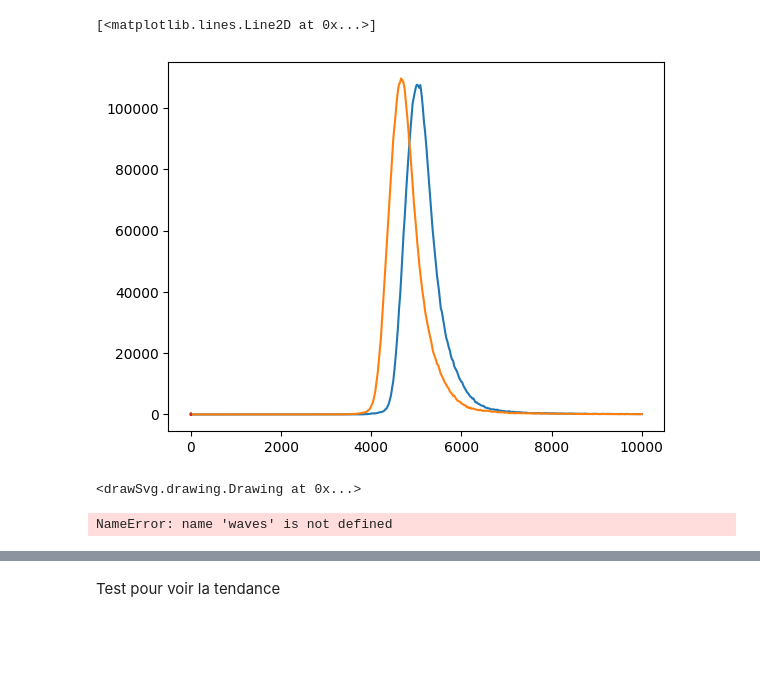
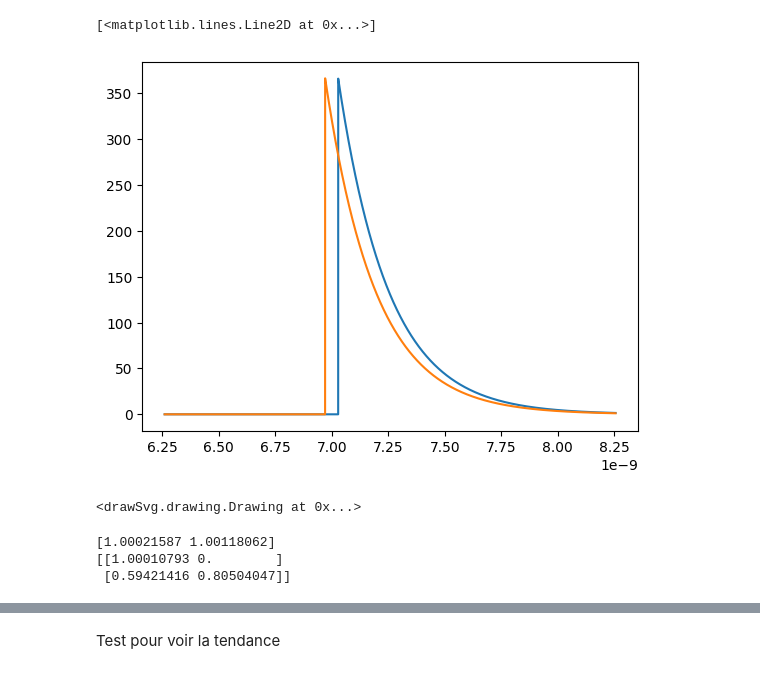
Before and after one commit to polyquantique/Perceval, a Jupyter notebook: perceval/polyquantique/SandboxSimon/Results/CompareCnotNew.ipynb, the cells around one changed output, grey strips where cells are left out. Drawn from its saved outputs; the diff is of its cells as text; code cells hidden in the pictures; blank space fills up the shorter version.

```diff
--- a/perceval/polyquantique/SandboxSimon/Results/CompareCnotNew.ipynb
+++ b/perceval/polyquantique/SandboxSimon/Results/CompareCnotNew.ipynb
@@ -10,13 +10,13 @@ from scipy import signal
 from tabulate import tabulate
 from Convolution import createWaves
 # %%
-time, waves,delay, table = createWaves('./acquired_data/xp_05/data.json')
+time, waves, delay, table, vHom, fullWaves = createWaves('./acquired_data/xp_05/data.json')
 
 plt.plot(time,np.sqrt(waves[0]))
 plt.plot(time,np.sqrt(waves[1]))
 # %% [output]
 [<matplotlib.lines.Line2D at 0x...>]
-[figure, old version]
+[figure, new version]
 # %%
 n = 3 #Nombre de modes spatiaux
 m = 3 #Nombre de modes internes
@@ -163,8 +163,11 @@ new_base,coeffsMGS = modified_Schmidt(waves,extime) """
 new_base,coeffsMGS = modified_Schmidt(waves,time)
 coeff = coeffsMGS[1,1]
 print(np.sum(coeffsMGS**2,axis = 1))
+print(coeffsMGS)
 # %% [output]
-NameError: name 'waves' is not defined
+[1.00021587 1.00118062]
+[[1.00010793 0.        ]
+ [0.59421416 0.80504047]]
 # %%
 TableValue = []
 
```
Also changed, not shown: parts of 6 cells of this notebook, 8 other files.
